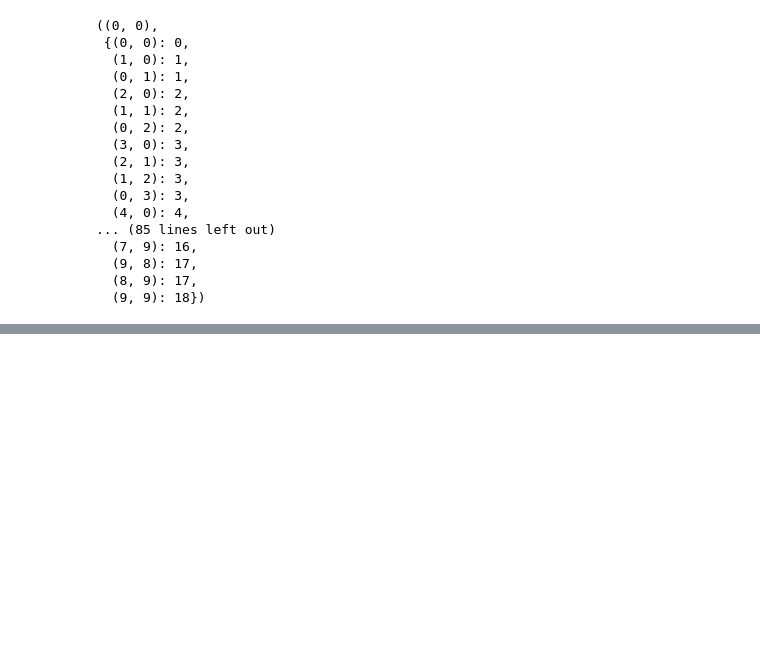
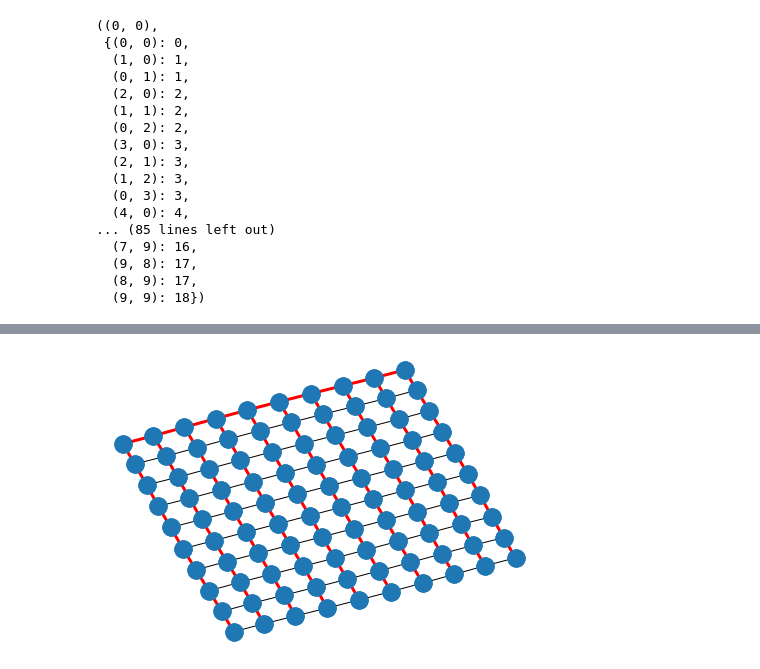
Before and after one commit to caam37830/book, a Jupyter notebook: 05_graphs/networkx.ipynb, the cells around one changed output, grey strips where cells are left out. Cells and saved outputs as stored; diff of their text form; code cells hidden in the pictures; blank space fills up the shorter version.

```diff
--- a/05_graphs/networkx.ipynb
+++ b/05_graphs/networkx.ipynb
@@ -125,0 +221,8 @@ next(dists)
+# %%
+T = nx.tree.minimum_spanning_tree(G)
+
+nx.draw(G, pos)
+nx.draw(T, pos, edge_color='r', width=3.0)
+plt.show()
+# %% [output]
+[figure, added]
```
Also changed, not shown: parts of 47 cells of this notebook, 20 other files.
